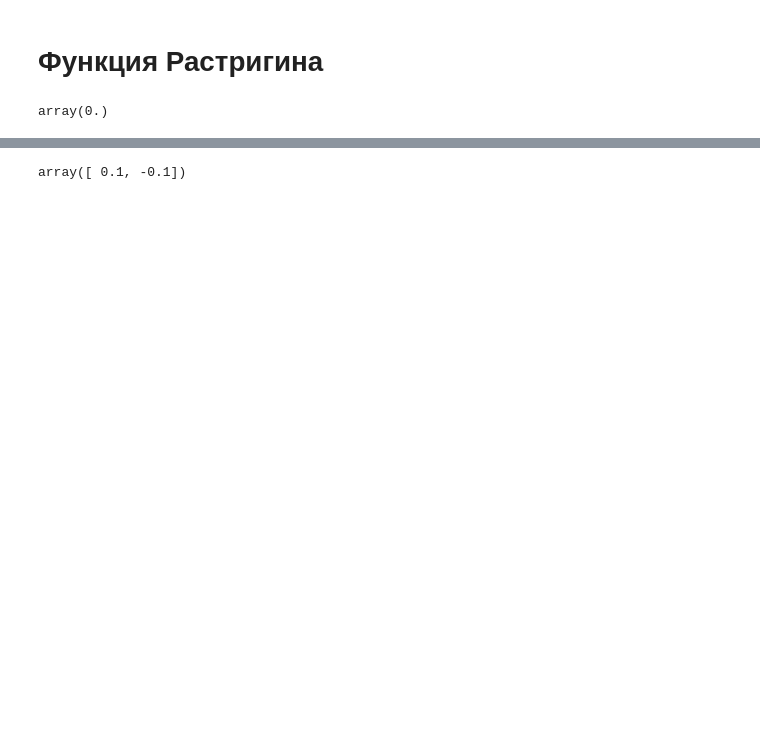
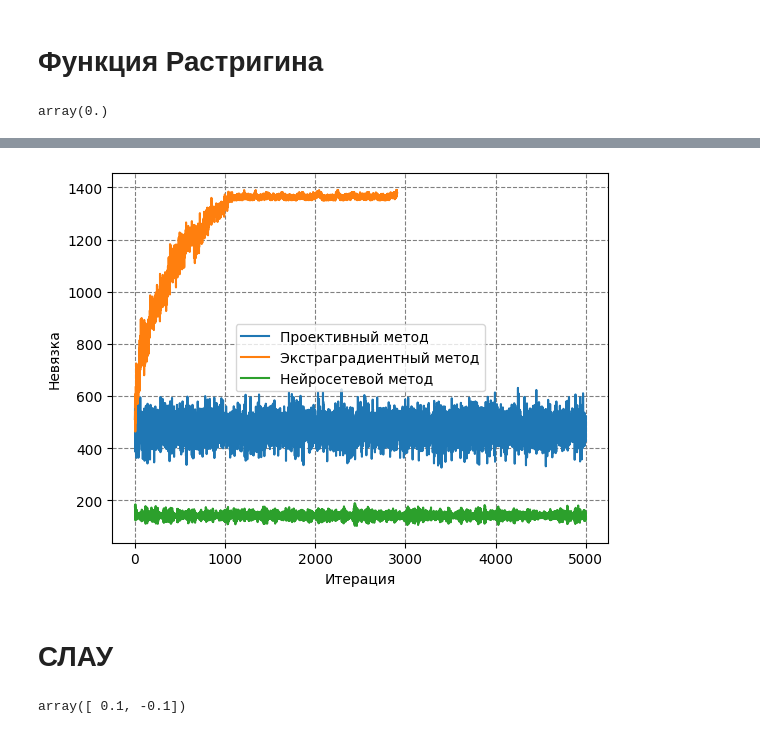
Before and after one commit to Rooney22/VI_Solver_library, a Jupyter notebook: example.ipynb, the cells around one changed output, grey strips where cells are left out. Saved outputs shown, nothing was run; the diff lists cells and outputs as text; code cells hidden in the pictures; blank space fills up the shorter version.

```diff
--- a/example.ipynb
+++ b/example.ipynb
@@ -729,9 +739,11 @@ times_neuro = []
 solutions_proj = []
 solutions_extra = []
 solutions_neuro = []
+verboses_proj = []
+verboses_extra = []
 verboses = []
 max_iter = 5000
-learning_rate=1e-3
+learning_rate=0.01
 integrator = EulerIntegrator(dt=learning_rate, max_iter=max_iter, max_dif=1e-5)
 results_dict = {'Имя метода': [], 'Точка': [], 'Размерность' : [], 'Значение' : [], 'Невязка': [], 'Время': [], 'Количество_итераций': []}
 
@@ -825,3 +884,20 @@ for dimension, group in grouped:
+# %%
+residuals_proj = [rastrigin(verbose) for verbose in verboses_proj[0]]
+residuals_extra = [rastrigin(verbose) for verbose in verboses_extra[0]]
+residuals = [rastrigin(verbose) for verbose in verboses[0]]
+# %%
+plt.rc('axes', axisbelow=True)
+plt.plot(residuals_proj,  label='Проективный метод',)
+plt.plot(residuals_extra,  label='Экстраградиентный метод')
+plt.plot(residuals, label='Нейросетевой метод')
+plt.xlabel('Итерация')
+plt.ylabel('Невязка')
+plt.legend()
+plt.grid(color='gray', linestyle='dashed')
+# %% [output]
+[figure, added]
+# %% [markdown]
+# СЛАУ
 # %%
 def P_ex1(x):
     return x
```
Also changed, not shown: parts of 64 cells of this notebook.
